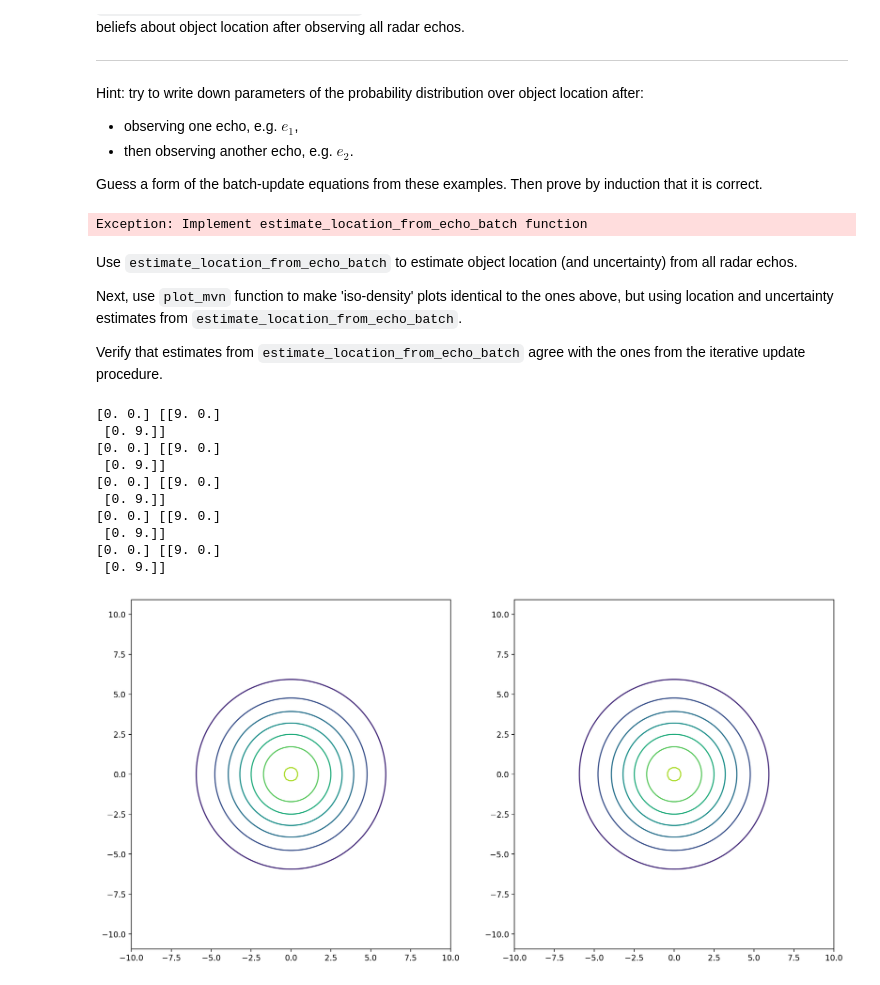
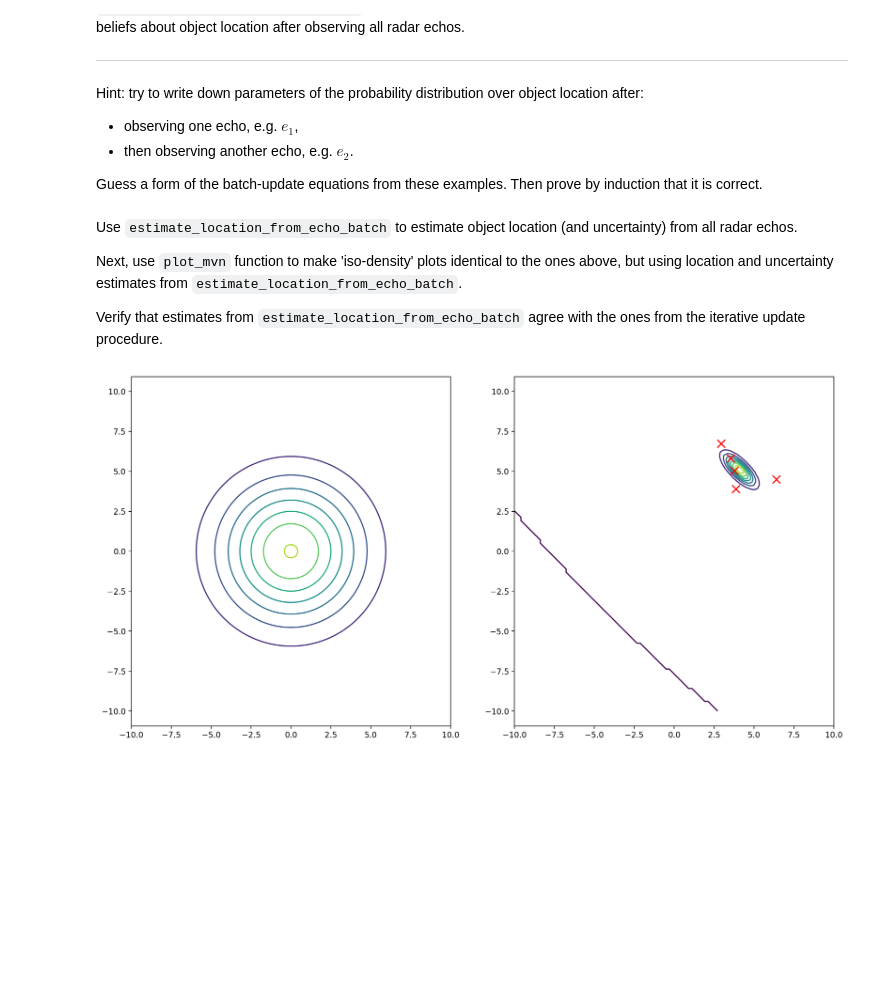
Before and after one commit to baramundi666/Machine-Learning, a Jupyter notebook: lab2.ipynb, the cells around one changed output. Saved outputs shown, nothing was run; the diff lists cells and outputs as text; code cells hidden in the pictures; blank space fills up the shorter version.

```diff
--- a/lab2.ipynb
+++ b/lab2.ipynb
@@ -146,10 +146,10 @@ Use `plot_mvn` function to plot two 'iso-density' plots:
 - one for estimated object location and its uncertainty - this should be plotted in `ax[1]` axes and include locations of all radar echos stored in `radar_echo_n`.
 # %%
 _, ax = plt.subplots(1, 2, figsize=(16,8))
-prior_mi, prior_sigma = prior
-posterior_mi, posterior_sigma = posterior
-plot_mvn(ax[0], prior_mi, prior_sigma)
-plot_mvn(ax[1], posterior_mi, posterior_sigma)
+prior_mu, prior_sigma = prior
+posterior_mu, posterior_sigma = posterior
+plot_mvn(ax[0], prior_mu, prior_sigma)
+plot_mvn(ax[1], posterior_mu, posterior_sigma, observations=radar_echo_n)
 
 # raise Exception('Plot the requested iso-density plots')
 # %% [output]
@@ -170,18 +170,17 @@ Hint: try to write down parameters of the probability distribution over object l
 - then observing another echo, e.g. $e_2$.
 
 Guess a form of the batch-update equations from these examples. Then prove by induction that it is correct.
-# %%
-raise Exception('Implement estimate_location_from_echo_batch function')
-
-def estimate_location_from_echo_batch(radar_echos, prior):
-    prior_mi, prior_sigma = prior
-    prior_sigma_inv = inv(prior_sigma)
-    mi, sigma = prior_mi, prior_sigma
-    for echo in radar_echos:
-        print(mi, sigma)
-    return mi, sigma
-# %% [output]
-Exception: Implement estimate_location_from_echo_batch function
+# %%
+def estimate_location_from_echo_batch(radar_echos, prior):
+    n = len(radar_echos)
+    echos_sum = np.zeros(shape=2)
+    for echo in radar_echos:
+        echos_sum+=echo
+    prior_mu, prior_sigma = prior
+    prior_lambda = inv(prior_sigma)
+    posterior_sigma = inv(prior_lambda + n*radar_echo_Prec)
+    posterior_mu = np.matmul(posterior_sigma, (np.matmul(radar_echo_Prec, echos_sum) + np.matmul(prior_lambda,prior_mu)))
+    return posterior_mu, posterior_sigma
 # %% [markdown]
 Use `estimate_location_from_echo_batch` to estimate object location (and uncertainty) from all radar echos.
 
@@ -190,22 +189,9 @@ Next, use `plot_mvn` function to make 'iso-density' plots identical to the ones
 Verify that estimates from `estimate_location_from_echo_batch` agree with the ones from the iterative update procedure.
 # %%
 _, ax = plt.subplots(1, 2, figsize=(16,8))
-prior_mi, prior_sigma = prior
-posterior_mi, posterior_sigma = estimate_location_from_echo_batch(radar_echo_n, prior)
-plot_mvn(ax[0], prior_mi, prior_sigma)
-plot_mvn(ax[1], posterior_mi, posterior_sigma)
-
-# raise Exception('Use estimate_location_from_echo_batch to estimate object location. '
-#                 'Then plot the requested iso-density plots')
+prior_mu, prior_sigma = prior
+posterior_mu, posterior_sigma = estimate_location_from_echo_batch(radar_echo_n, prior)
+plot_mvn(ax[0], prior_mu, prior_sigma)
+plot_mvn(ax[1], posterior_mu, posterior_sigma, observations=radar_echo_n)
 # %% [output]
-[0. 0.] [[9. 0.]
- [0. 9.]]
-[0. 0.] [[9. 0.]
- [0. 9.]]
-[0. 0.] [[9. 0.]
- [0. 9.]]
-[0. 0.] [[9. 0.]
- [0. 9.]]
-[0. 0.] [[9. 0.]
- [0. 9.]]
-[figure, old version]
+[figure, new version]
```
Also changed, not shown: parts of 4 cells of this notebook.
